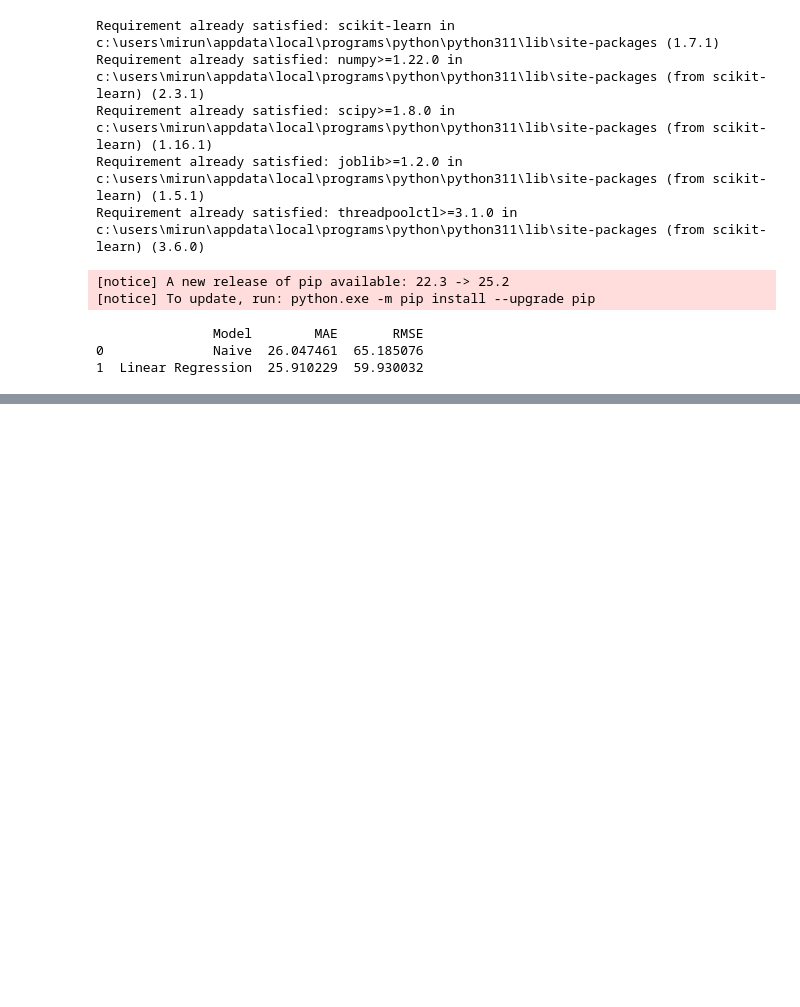
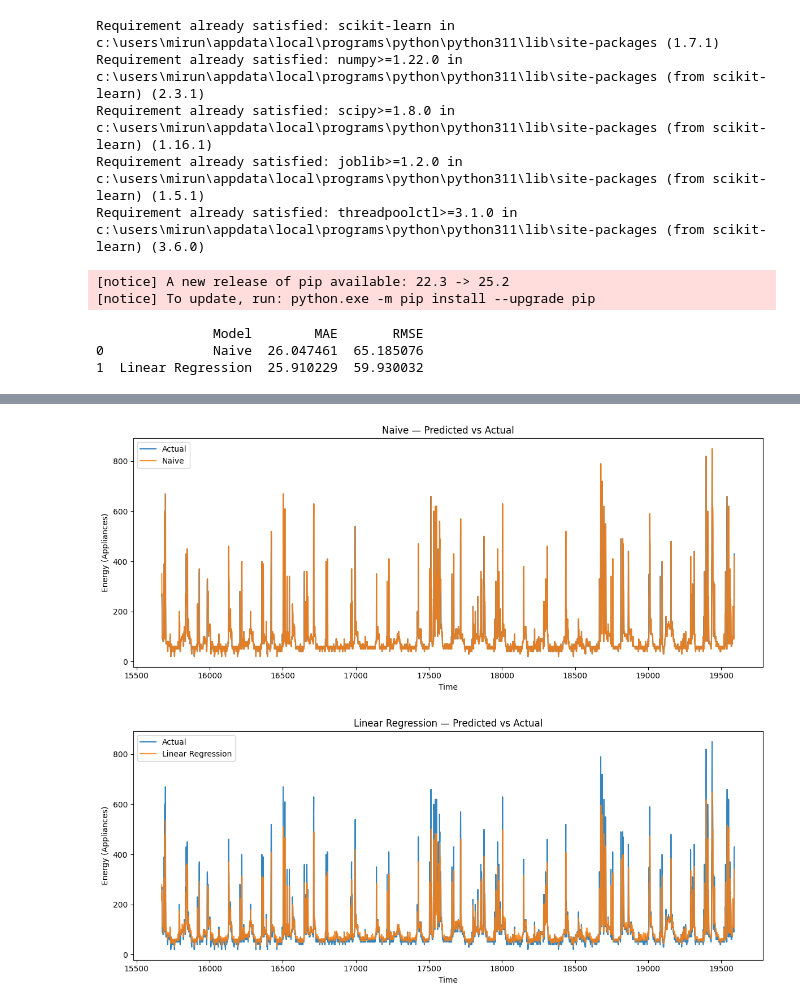
Before and after one commit to mirunadumitru/energy-forecasting, a Jupyter notebook: 04_baseline_model.ipynb, the cells around one changed output, grey strips where cells are left out. Cells and saved outputs as stored; diff of their text form; code cells hidden in the pictures; blank space fills up the shorter version.

Commit message:
Finalized Training Models And Comparisons + Streamlit Dashboard

```diff
--- a/04_baseline_model.ipynb
+++ b/04_baseline_model.ipynb
@@ -56,0 +150,20 @@ print(pd.DataFrame({
+# %%
+
+plot_pred_vs_actual(
+    index=y_test.index,
+    y_true=y_test.values,
+    y_pred=naive_pred.values,
+    model_name="Naive",
+    save_path="reports/figures/naive_pred_vs_actual.png"
+)
+
+plot_pred_vs_actual(
+    index=y_test.index,
+    y_true=y_test.values,
+    y_pred=pred,
+    model_name="Linear Regression",
+    save_path="reports/figures/lr_pred_vs_actual.png"
+)
+# %% [output]
+[figure, added]
+[figure, added]
```
Also changed, not shown: parts of 4 cells of this notebook, 7 other files.
